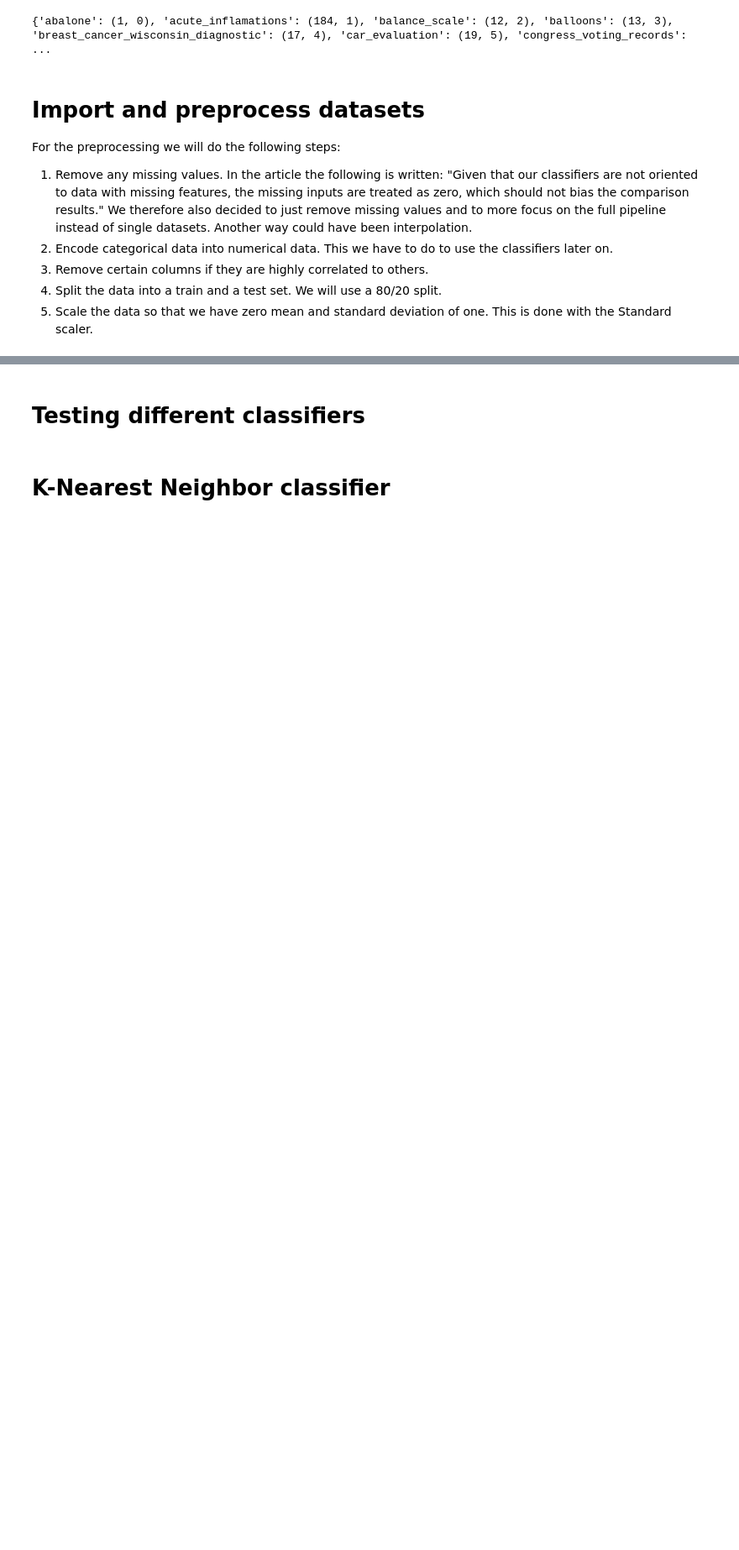
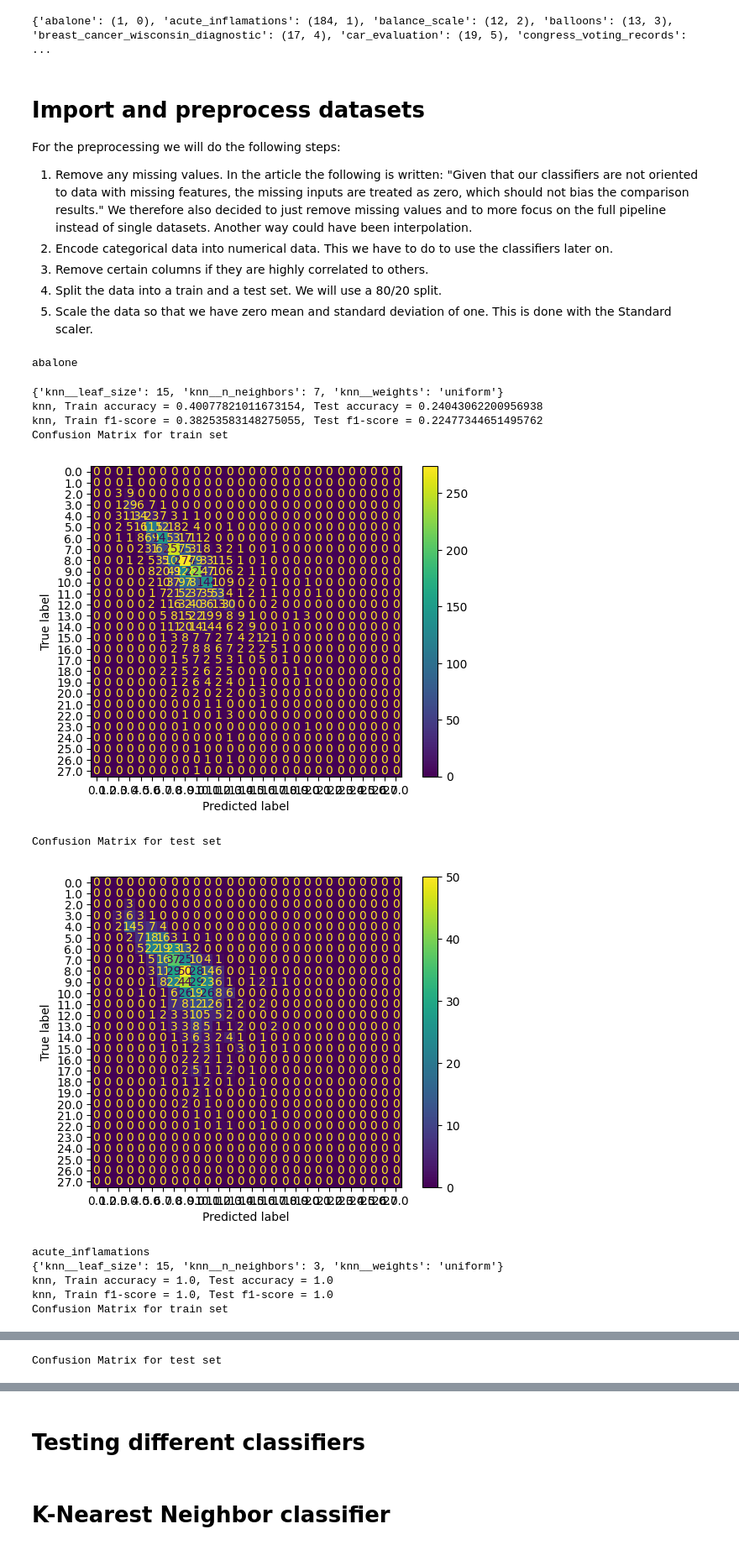
Before and after one commit to Dropptimus/D7041E_Mini_project, a Jupyter notebook: full_pipeline.ipynb, the cells around one changed output, grey strips where cells are left out. Shown at 84% size. Drawn from its saved outputs; the diff is of its cells as text; code cells hidden in the pictures; blank space fills up the shorter version.

Commit message:
KNN for all datasets

```diff
--- a/full_pipeline.ipynb
+++ b/full_pipeline.ipynb
@@ -74,8 +76,3 @@ For the preprocessing we will do the following steps:
 3. Remove certain columns if they are highly correlated to others.
 4. Split the data into a train and a test set. We will use a 80/20 split.
 5. Scale the data so that we have zero mean and standard deviation of one. This is done with the Standard scaler.
-# %%
-# function for converting categorical features into numerical
-def encode_categorical_features(X, encoder):
-    X = encoder.fit_transform(X)
-    return X
@@ -109,0 +79,34 @@ def import_dataset(uci_id, encoder):
+# %%
+for name, id in data_set_sorted.items():
+
+        print(name)
+
+        ordinal_encoder = OrdinalEncoder()
+        X, y = import_dataset(dataset_id[name], ordinal_encoder)
+        y = encode_categorical_features(y, ordinal_encoder)
+
+        # split the dataset
+        X_train, X_test, y_train, y_test = train_test_split(X, y, test_size=TEST_SIZE, random_state=RANDOM_SEED)
+
+        # KNN
+        # https://towardsdatascience.com/gridsearchcv-for-beginners-db48a90114ee
+        knn = KNeighborsClassifier()
+        params = [{'knn__n_neighbors': [3, 5, 7, 9],
+                'knn__weights': ['uniform', 'distance'],
+                'knn__leaf_size': [15, 20]}]
+
+        test_classifier(knn, "knn", params, X_train, y_train, X_test, y_test)
+# %% [output]
+abalone
+{'knn__leaf_size': 15, 'knn__n_neighbors': 7, 'knn__weights': 'uniform'}
+knn, Train accuracy = 0.40077821011673154, Test accuracy = 0.24043062200956938
+knn, Train f1-score = 0.38253583148275055, Test f1-score = 0.22477344651495762
+Confusion Matrix for train set
+[figure, added]
+Confusion Matrix for test set
+[figure, added]
+acute_inflamations
+{'knn__leaf_size': 15, 'knn__n_neighbors': 3, 'knn__weights': 'uniform'}
+knn, Train accuracy = 1.0, Test accuracy = 1.0
+knn, Train f1-score = 1.0, Test f1-score = 1.0
+Confusion Matrix for train set
@@ -109,0 +114 @@ def import_dataset(uci_id, encoder):
+Confusion Matrix for test set
```
Also changed, not shown: parts of 12 cells of this notebook, 1 other file.
